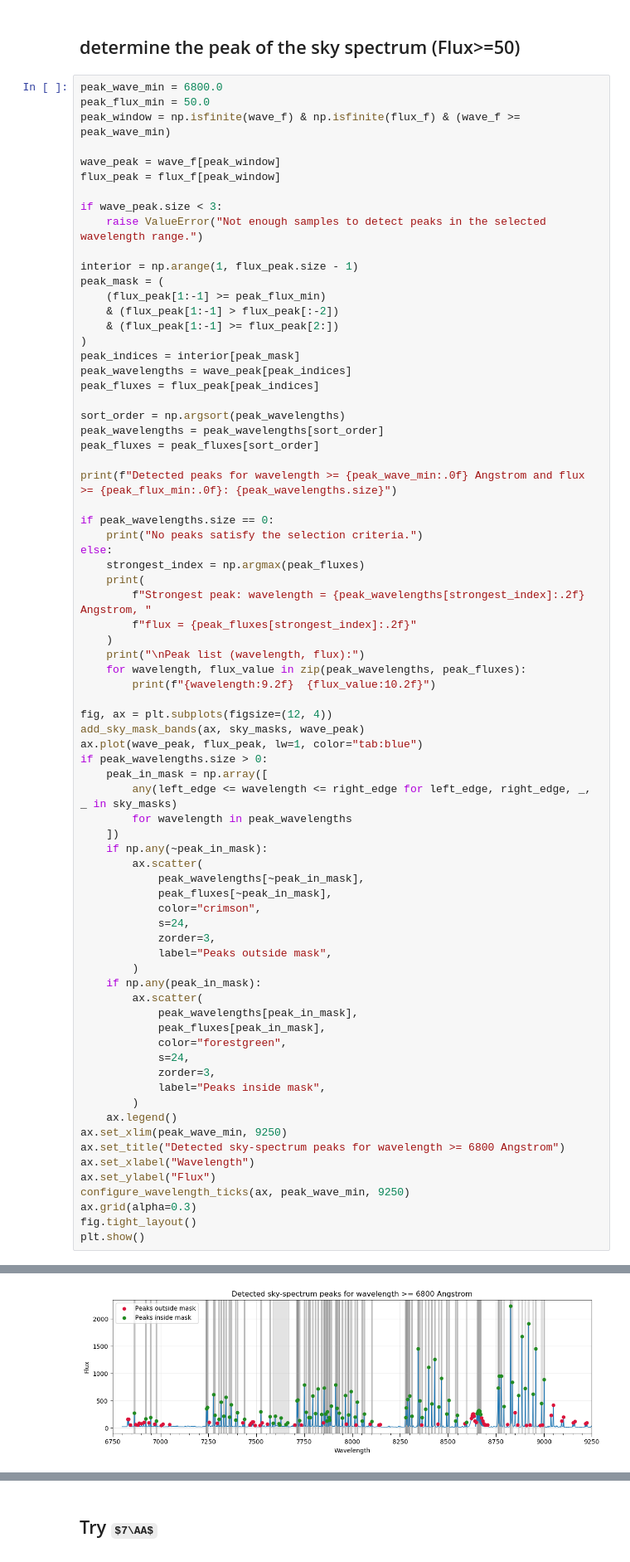
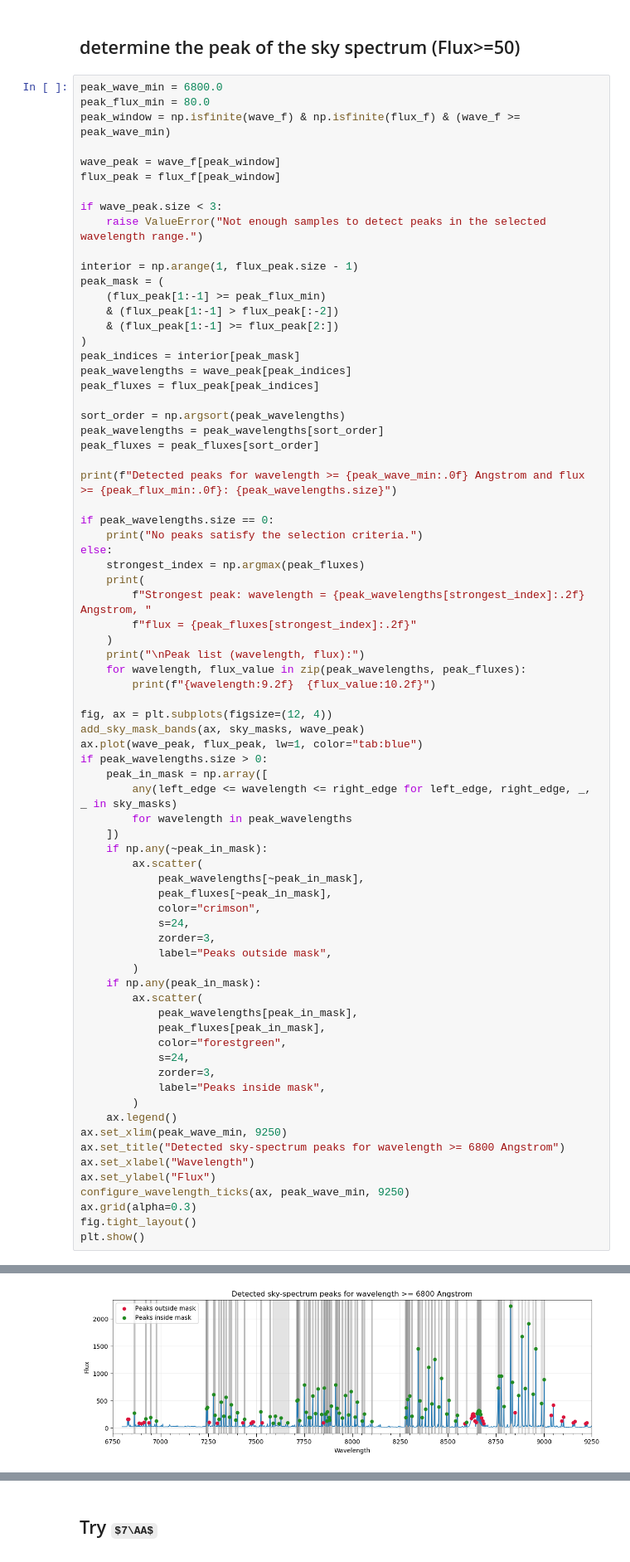
Before and after one commit to Rongjun-ANU/ICRAR-MAUVE, a Jupyter notebook: nGIST_dev_7.6.4/20260309_read_SKY_SPECTRUM_check_specMask_KIN.ipynb, the cells around one changed output, grey strips where cells are left out. Shown at 83% size. Drawn from its saved outputs; the diff is of its cells as text; some formulas as TeX source.

```diff
--- a/nGIST_dev_7.6.4/20260309_read_SKY_SPECTRUM_check_specMask_KIN.ipynb
+++ b/nGIST_dev_7.6.4/20260309_read_SKY_SPECTRUM_check_specMask_KIN.ipynb
@@ -457,7 +457,7 @@ Sky mask bands in 8200-9200 Angstrom: 72
 ## determine the peak of the sky spectrum (Flux>=50)
 # %%
 peak_wave_min = 6800.0
-peak_flux_min = 50.0
+peak_flux_min = 80.0
 peak_window = np.isfinite(wave_f) & np.isfinite(flux_f) & (wave_f >= peak_wave_min)
 
 wave_peak = wave_f[peak_window]
@@ -546,8 +546,8 @@ Peak list (wavelength, flux):
   9323.75     1936.41
   9330.94      127.77
   9338.12      523.14
   9349.38      114.97
-[figure, old version]
+[figure, new version]
 # %%
 peak_wave_min = 6800.0
 peak_wave_max = 7500.0
```
Also changed, not shown: parts of 23 cells of this notebook, 5 other files.
